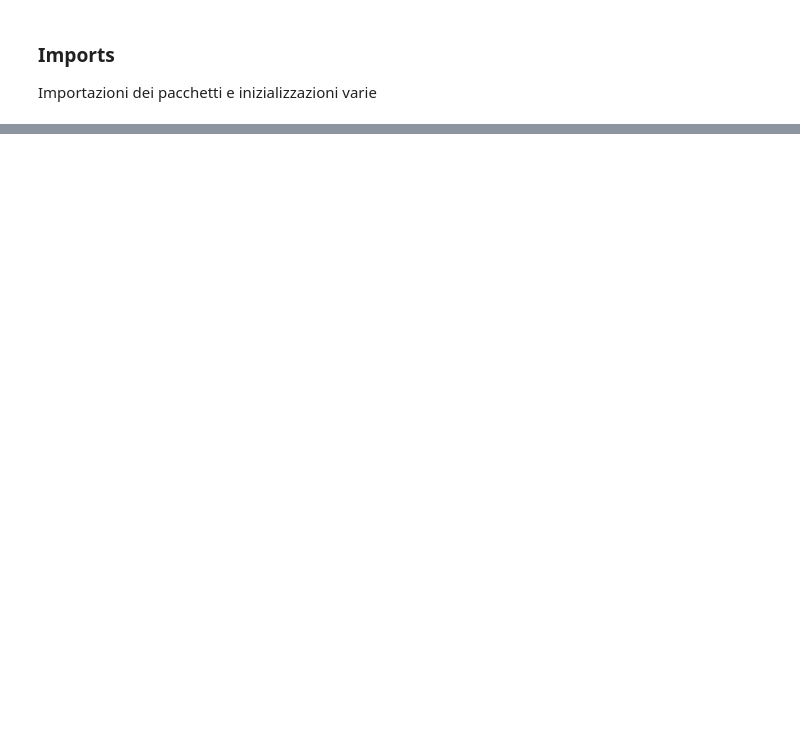
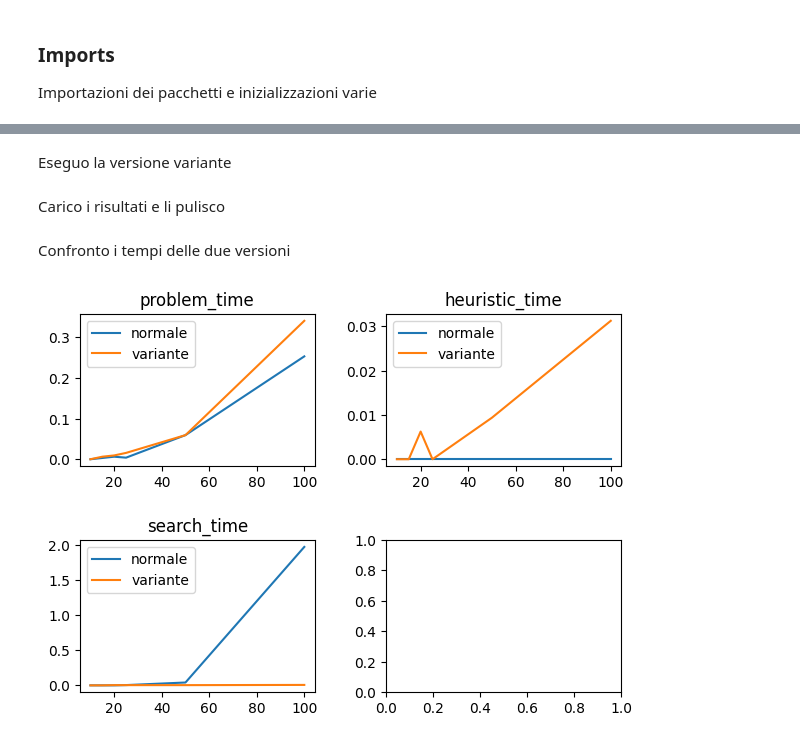
Before and after one commit to nikbet98/ProgettoAlgoritmi, a Jupyter notebook: test.ipynb, the cells around one changed output, grey strips where cells are left out. Saved outputs shown, nothing was run; the diff lists cells and outputs as text; code cells hidden in the pictures; blank space fills up the shorter version.

```diff
--- a/test.ipynb
+++ b/test.ipynb
@@ -83,0 +26,2 @@ plt.show()
+# %% [markdown]
+Eseguo la versione variante
@@ -83,0 +31,40 @@ plt.show()
+# %% [markdown]
+Carico i risultati e li pulisco
+# %%
+import matplotlib.pyplot as plt
+
+# versione normale
+df_normale = pd.read_csv("benchmarks\output_csv\output_exp_0_n.csv")
+df_normale = df_normale.dropna()
+df_normale = df_normale.groupby(['rows']).mean()
+
+# versione variante
+df_variante = pd.read_csv("benchmarks\output_csv\output_exp_0_v.csv")
+df_variante = df_variante.dropna()
+df_variante = df_variante.groupby(['rows']).mean()
+# %% [markdown]
+Confronto i tempi delle due versioni
+# %%
+fig, axs = plt.subplots(2,2)
+
+# problem_time
+axs[0,0].plot(df_normale["problem_time"])
+axs[0,0].plot(df_variante["problem_time"])
+axs[0,0].set_title("problem_time")
+axs[0,0].legend(["normale","variante"])
+
+# heuristic_time
+axs[0,1].plot(df_normale["heuristic_time"])
+axs[0,1].plot(df_variante["heuristic_time"])
+axs[0,1].set_title("heuristic_time")
+axs[0,1].legend(["normale","variante"])
+
+# search_time
+axs[1,0].plot(df_normale["search_time"])
+axs[1,0].plot(df_variante["search_time"])
+axs[1,0].set_title("search_time")
+axs[1,0].legend(["normale","variante"])
+
+fig.tight_layout(pad=2)
+# %% [output]
+[figure, added]
```
Also changed, not shown: parts of 34 cells of this notebook, 2 other files.
